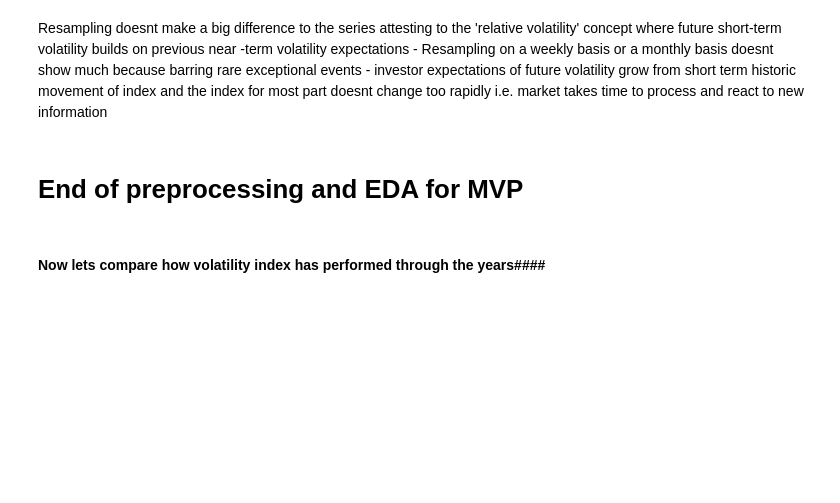
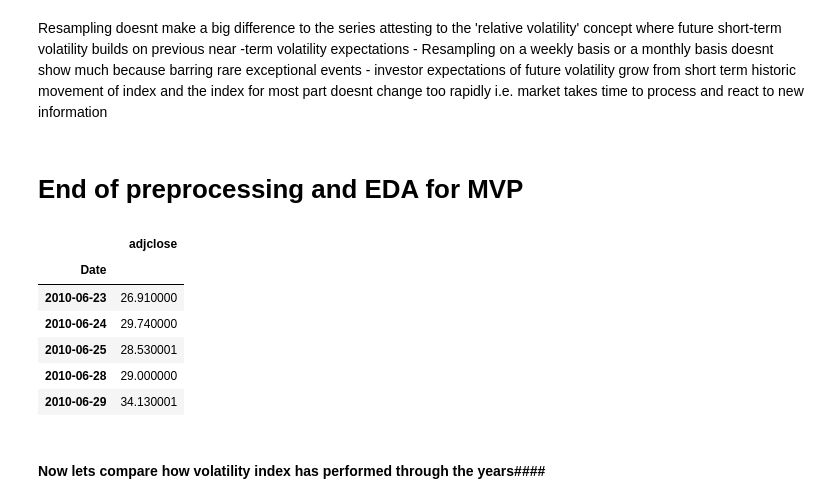
Before and after one commit to rajeevpanwar/Vix-Volatility-Predictor, a Jupyter notebook: vix_preprocessing_eda.ipynb, the cells around one changed output. Saved outputs shown, nothing was run; the diff lists cells and outputs as text; code cells hidden in the pictures; blank space fills up the shorter version.

```diff
--- a/vix_preprocessing_eda.ipynb
+++ b/vix_preprocessing_eda.ipynb
@@ -212,3 +218,13 @@ vix_weekly_mean.plot(figsize = (16,6));
 Resampling doesnt make a big difference to the series attesting to the 'relative volatility' concept where future short-term volatility builds on previous near -term volatility expectations - Resampling on a weekly basis or a monthly basis doesnt show much because barring rare exceptional events - investor expectations of future volatility grow from short term historic movement of index and the index for most part doesnt change too rapidly i.e. market takes time to process and react to new information
 # %% [markdown]
 # End of preprocessing and EDA for MVP
+# %%
+vix_clean.head()
+# %% [output]
+|  | adjclose |
+| Date |  |
+| 2010-06-23 | 26.910000 |
+| 2010-06-24 | 29.740000 |
+| 2010-06-25 | 28.530001 |
+| 2010-06-28 | 29.000000 |
+| 2010-06-29 | 34.130001 |
```
Also changed, not shown: parts of 7 cells of this notebook, 4 other files.
